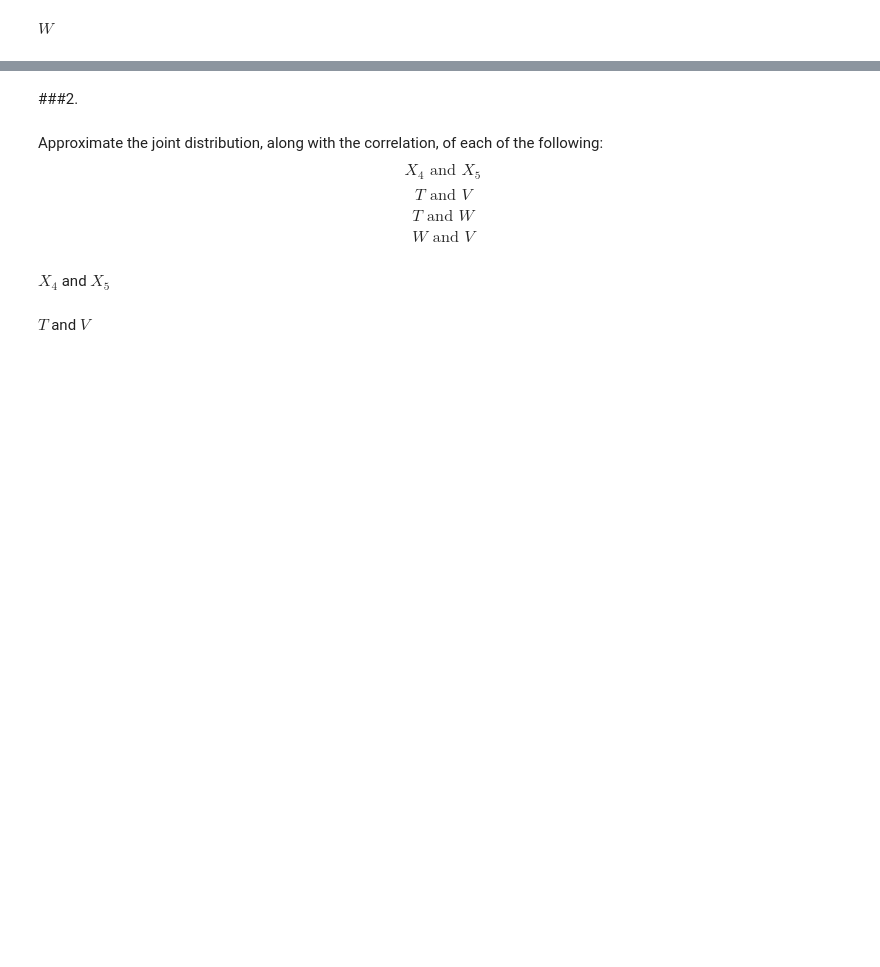
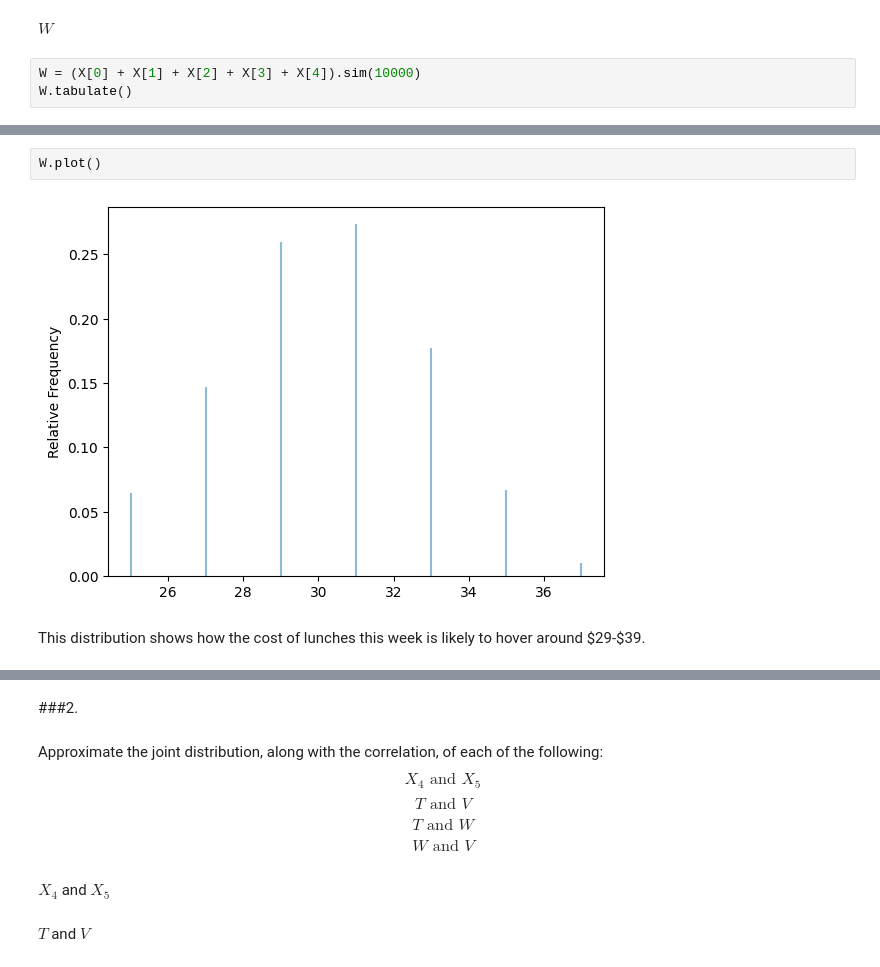
Before and after one commit to NRJaggers/Applied-Stochastic-Processes, a Jupyter notebook: Applications/2-Markov_Chains/Markov_Chains.ipynb, the cells around one changed output, grey strips where cells are left out. Drawn from its saved outputs; the diff is of its cells as text; blank space fills up the shorter version.

```diff
--- a/Applications/2-Markov_Chains/Markov_Chains.ipynb
+++ b/Applications/2-Markov_Chains/Markov_Chains.ipynb
@@ -172,2 +225,5 @@ $V$
 # %% [markdown]
 $W$
+# %%
+W = (X[0] + X[1] + X[2] + X[3] + X[4]).sim(10000)
+W.tabulate()
@@ -173,0 +240,6 @@ $W$
+# %%
+W.plot()
+# %% [output]
+[figure, added]
+# %% [markdown]
+This distribution shows how the cost of lunches this week is likely to hover around \$29-\$39.
```
Also changed, not shown: parts of 10 cells of this notebook.
